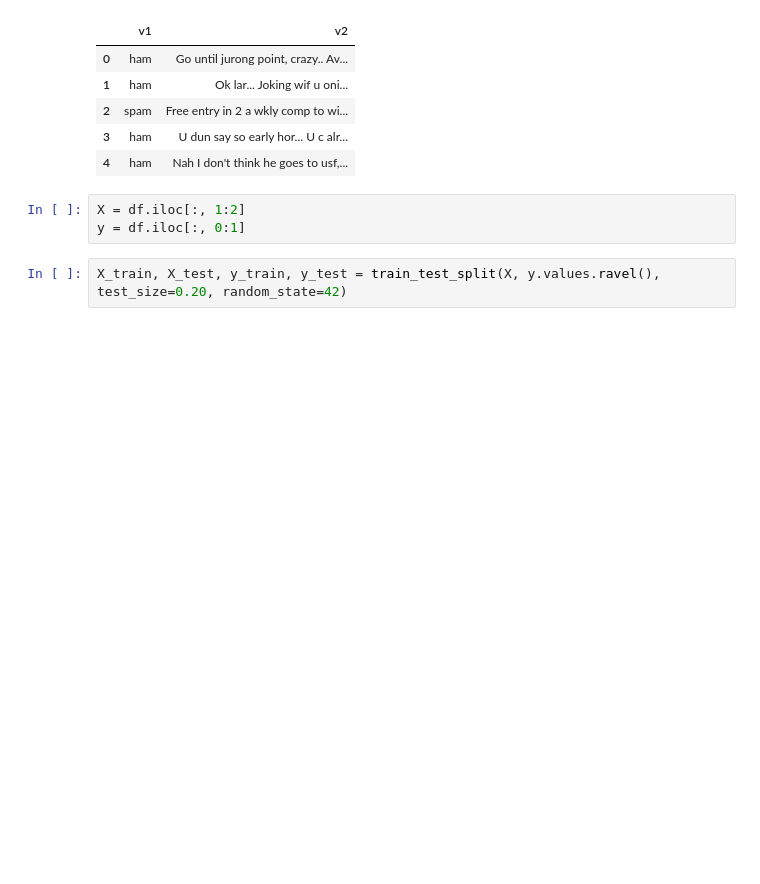
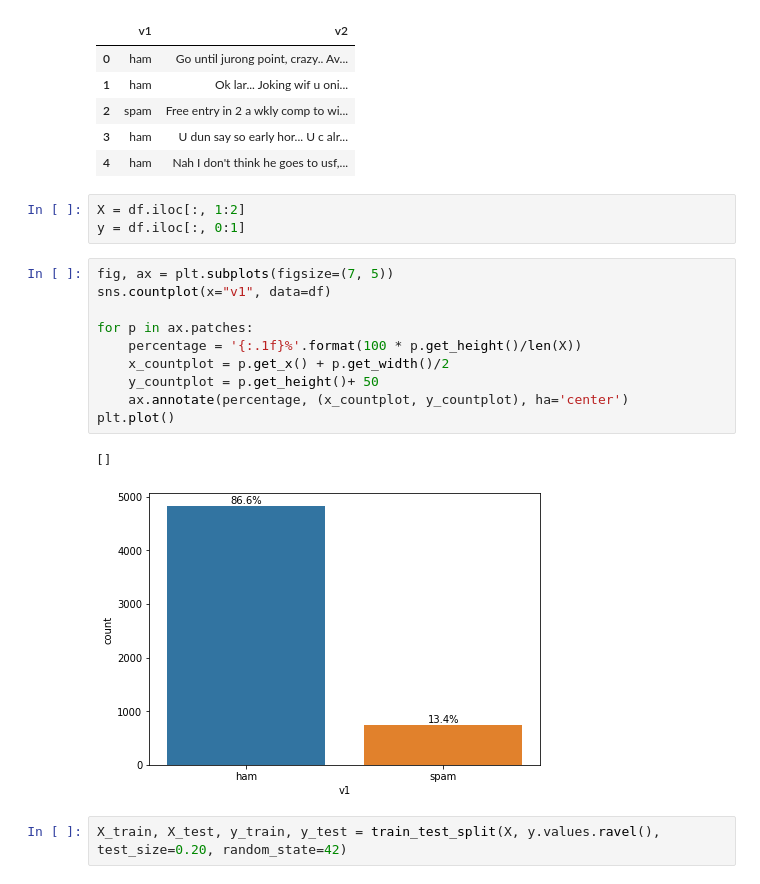
Before and after one commit to trizkynoviandy/sms-spam-classifier, a Jupyter notebook: spam_classification.ipynb, the cells around one changed output. Saved outputs shown, nothing was run; the diff lists cells and outputs as text; blank space fills up the shorter version.

```diff
--- a/spam_classification.ipynb
+++ b/spam_classification.ipynb
@@ -29,6 +30,19 @@ df.head()
 # %%
 X = df.iloc[:, 1:2]
 y = df.iloc[:, 0:1]
+# %%
+fig, ax = plt.subplots(figsize=(7, 5))
+sns.countplot(x="v1", data=df)
+
+for p in ax.patches:
+    percentage = '{:.1f}%'.format(100 * p.get_height()/len(X))
+    x_countplot = p.get_x() + p.get_width()/2
+    y_countplot = p.get_height()+ 50
+    ax.annotate(percentage, (x_countplot, y_countplot), ha='center')
+plt.plot()
+# %% [output]
+[]
+[figure, added]
 # %%
 X_train, X_test, y_train, y_test = train_test_split(X, y.values.ravel(), test_size=0.20, random_state=42)
 # %%
```
Also changed, not shown: parts of 7 cells of this notebook.
